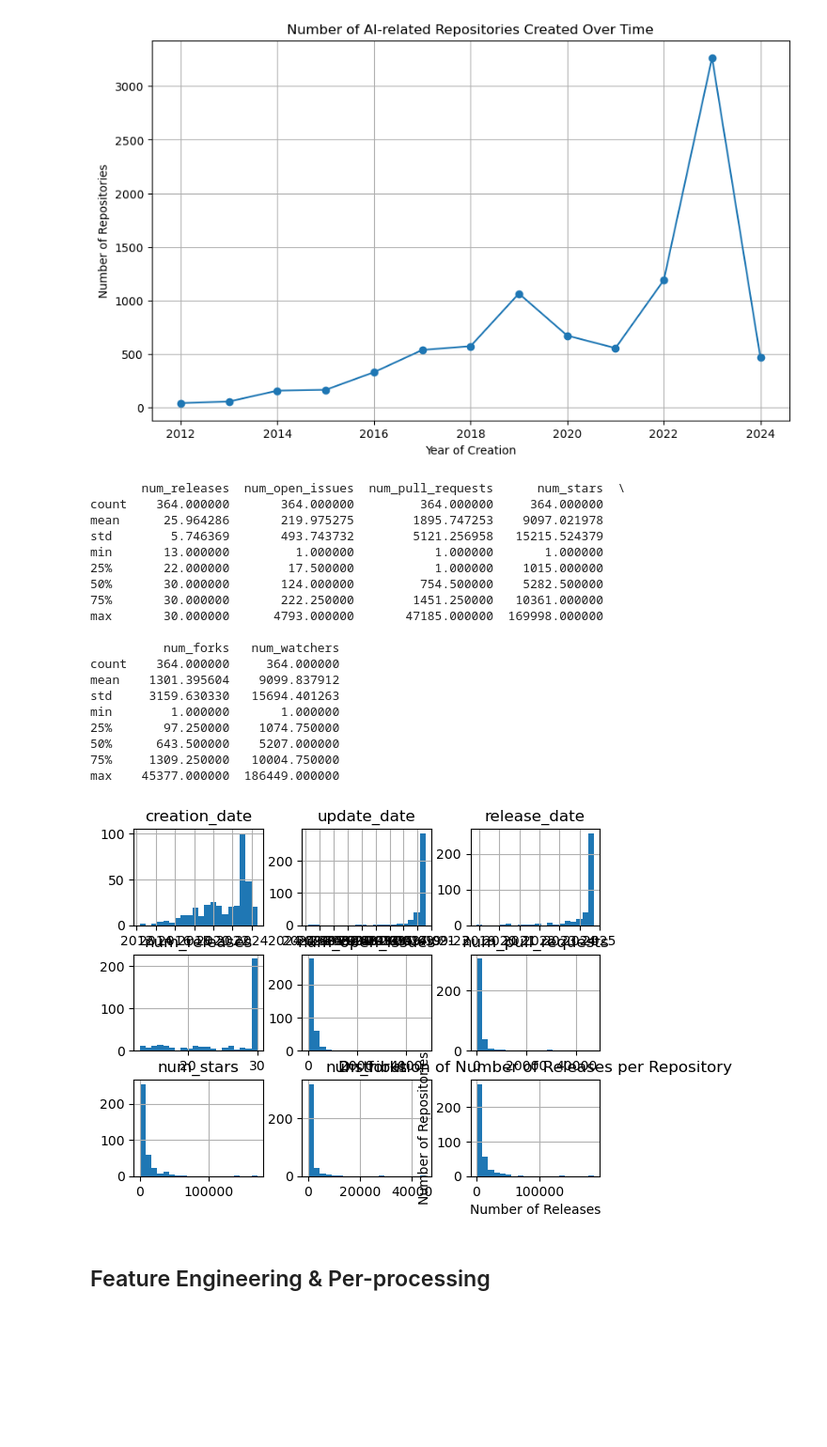
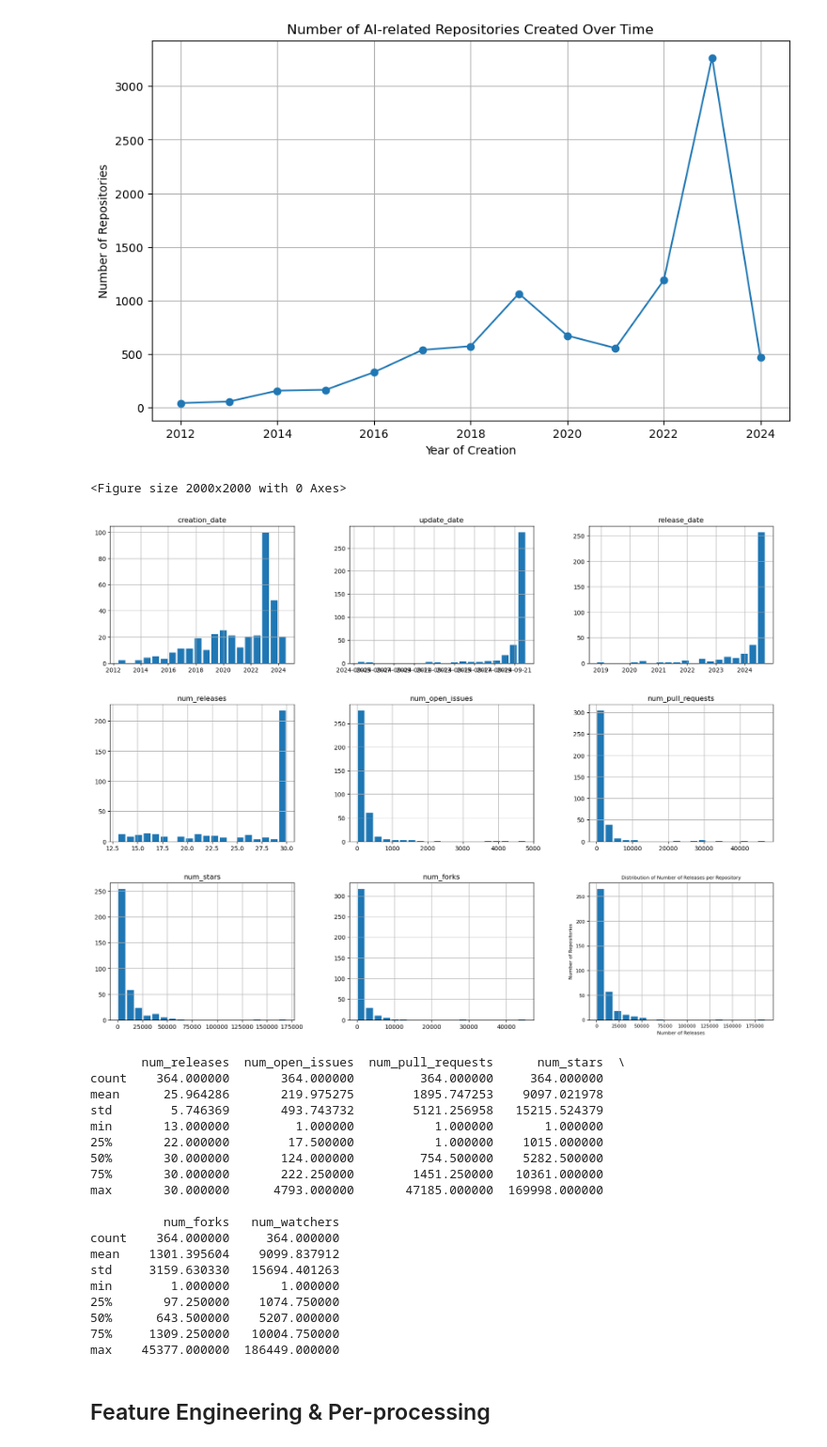
Before and after one commit to charlesRepo/data-science-course-final-project, a Jupyter notebook: notebooks/main.ipynb, the cells around one changed output. Shown at 94% size. Cells and saved outputs as stored; diff of their text form; code cells hidden in the pictures; blank space fills up the shorter version.

```diff
--- a/notebooks/main.ipynb
+++ b/notebooks/main.ipynb
@@ -458,38 +460,43 @@ plt.show()
 # %%
 # How many releases are there per repo?
 
 # Since the total number of release is at the last row of every repo we want to get that last row
 df_sorted = df.sort_values(by=['repo_name', 'release_date'], ascending=[True, True])
 last_rows_num_release = df_sorted.drop_duplicates(subset='repo_name', keep='last')
 
+
+plt.figure(figsize=(20, 20))
+last_rows_num_release.hist(bins=20, rwidth=0.8, layout=(3, 3), figsize=(20, 15))
+plt.xlabel('Number of Releases', fontsize=8)
+plt.ylabel('Number of Repositories', fontsize=8)
+plt.title('Distribution of Number of Releases per Repository', fontsize=8)
+plt.xticks(fontsize=8)
+plt.yticks(fontsize=8)
+plt.show()
+
 print(last_rows_num_release.describe())
-last_rows_num_release.hist(bins=20)
-
-plt.xlabel('Number of Releases')
-plt.ylabel('Number of Repositories')
-plt.title('Distribution of Number of Releases per Repository')
-plt.show()
 # %% [output]
-       num_releases  num_open_issues  num_pull_requests      num_stars  \
-count    364.000000       364.000000         364.000000     364.000000
-mean      25.964286       219.975275        1895.747253    9097.021978
-std        5.746369       493.743732        5121.256958   15215.524379
-min       13.000000         1.000000           1.000000       1.000000
-25%       22.000000        17.500000           1.000000    1015.000000
-50%       30.000000       124.000000         754.500000    5282.500000
-75%       30.000000       222.250000        1451.250000   10361.000000
-max       30.000000      4793.000000       47185.000000  169998.000000
-
-          num_forks   num_watchers
-count    364.000000     364.000000
-mean    1301.395604    9099.837912
-std     3159.630330   15694.401263
-min        1.000000       1.000000
-25%       97.250000    1074.750000
-50%      643.500000    5207.000000
-75%     1309.250000   10004.750000
-max    45377.000000  186449.000000
+<Figure size 2000x2000 with 0 Axes>
-[figure, old version]
+[figure, new version]
+       num_releases  num_open_issues  num_pull_requests      num_stars  \
+count    364.000000       364.000000         364.000000     364.000000
+mean      25.964286       219.975275        1895.747253    9097.021978
+std        5.746369       493.743732        5121.256958   15215.524379
+min       13.000000         1.000000           1.000000       1.000000
+25%       22.000000        17.500000           1.000000    1015.000000
+50%       30.000000       124.000000         754.500000    5282.500000
+75%       30.000000       222.250000        1451.250000   10361.000000
+max       30.000000      4793.000000       47185.000000  169998.000000
+
+          num_forks   num_watchers
+count    364.000000     364.000000
+mean    1301.395604    9099.837912
+std     3159.630330   15694.401263
+min        1.000000       1.000000
+25%       97.250000    1074.750000
+50%      643.500000    5207.000000
+75%     1309.250000   10004.750000
+max    45377.000000  186449.000000
 # %% [markdown]
 ## Feature Engineering & Per-processing
 # %%
```
Also changed, not shown: parts of 2 cells of this notebook, 2 other files.
